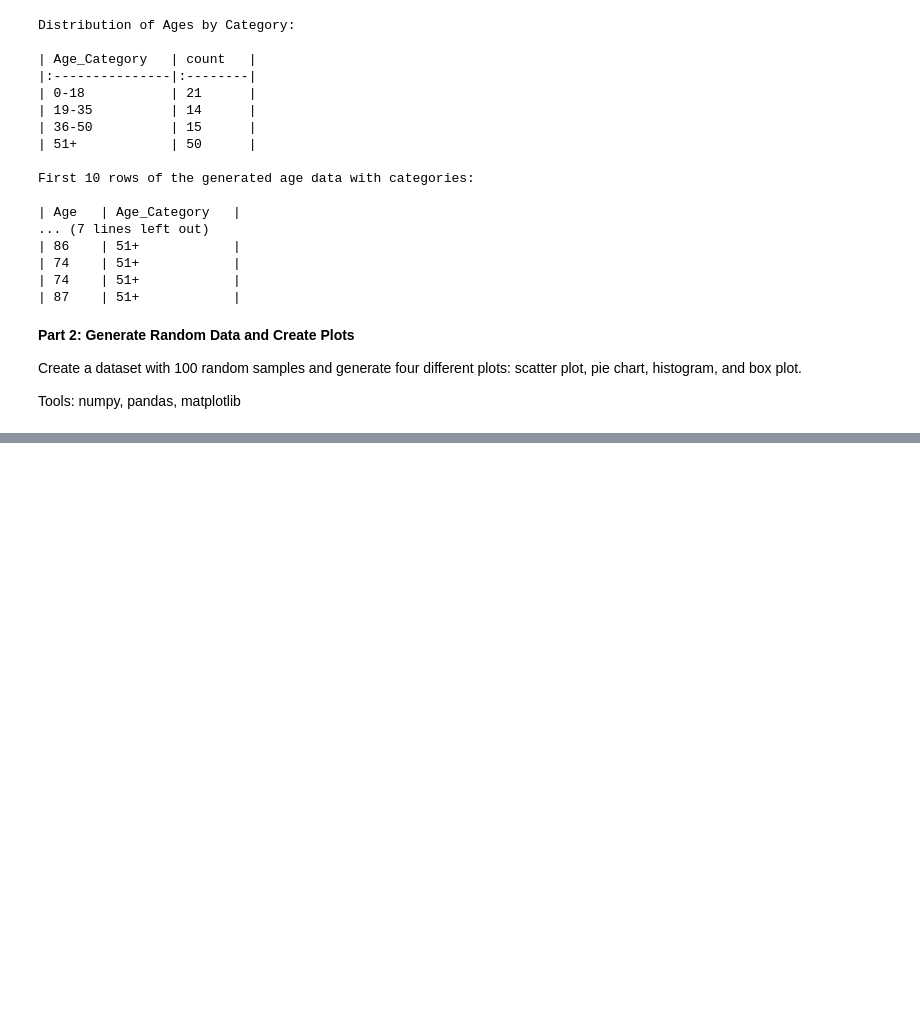
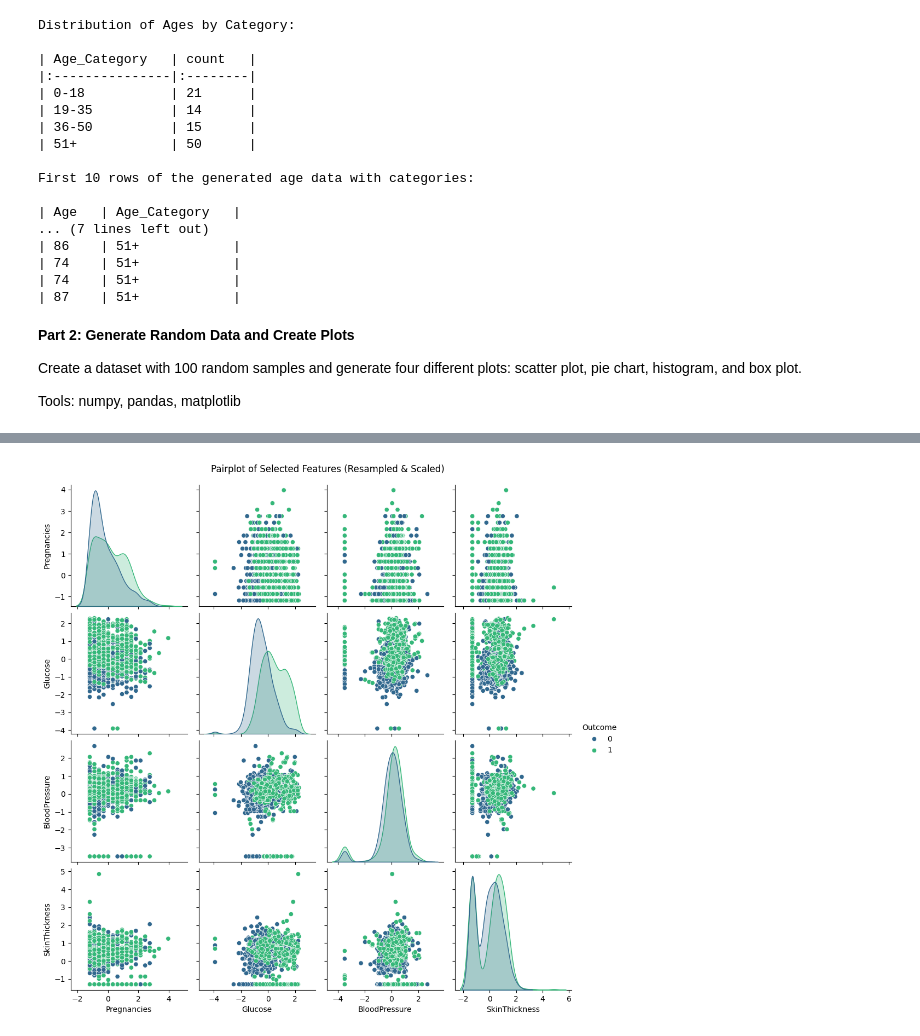
Before and after one commit to iotpelican/ml-llm-course-work, a Jupyter notebook: ml_w02_class_excercise_.ipynb, the cells around one changed output, grey strips where cells are left out. Drawn from its saved outputs; the diff is of its cells as text; code cells hidden in the pictures; blank space fills up the shorter version.

```diff
--- a/ml_w02_class_excercise_.ipynb
+++ b/ml_w02_class_excercise_.ipynb
@@ -131,0 +211,16 @@ Generated scatter_plot.png, pie_chart.png, histogram_plot.png, and box_plot.png.
+# %%
+from imblearn.over_sampling import SMOTE
+from collections import Counter
+import pandas as pd # Import pandas if it's not already imported in this cell
+
+# Assuming df is your DataFrame loaded in a previous cell
+# Define features (X) and target variable (y)
+X = df.drop('Outcome', axis=1)
+y = df['Outcome']
+
+# Assuming X contains your features and y contains your target variable
+smote = SMOTE(random_state=42)
+X_resampled, y_resampled = smote.fit_resample(X, y)
+
+print(f"Original dataset shape: {Counter(y)}")
+print(f"Resampled dataset shape: {Counter(y_resampled)}")
@@ -131,0 +230,69 @@ Generated scatter_plot.png, pie_chart.png, histogram_plot.png, and box_plot.png.
+# %%
+# prompt: Perform basic transformations and generate plots (pairplot, correlation
+# matrix, histogram)
+
+print("\n--- Part c: Basic Transformations and Generating Plots ---")
+
+# Standardize numerical features (common transformation before plotting or modeling)
+scaler = StandardScaler()
+X_resampled_scaled = scaler.fit_transform(X_resampled)
+
+# Convert scaled features back to DataFrame for plotting
+X_resampled_scaled_df = pd.DataFrame(X_resampled_scaled, columns=X.columns)
+
+# Add the resampled target variable back for plotting
+df_resampled_scaled = X_resampled_scaled_df.copy()
+df_resampled_scaled['Outcome'] = y_resampled
+
+# 1. Generate Pairplot
+# Due to the number of features, generating a pairplot for the entire dataset can be slow and visually cluttered.
+# Let's select a subset of features for the pairplot.
+# Selecting first 4 features + the Outcome
+features_for_pairplot = df_resampled_scaled.columns[:4].tolist() + ['Outcome']
+
+print(f"\nGenerating Pairplot for features: {features_for_pairplot}...")
+sns.pairplot(df_resampled_scaled[features_for_pairplot], hue='Outcome', palette='viridis')
+plt.suptitle('Pairplot of Selected Features (Resampled & Scaled)', y=1.02) # Add a title
+plt.savefig('pairplot_selected_features.png')
+# plt.close()
+print("Pairplot saved as pairplot_selected_features.png")
+
+# 2. Generate Correlation Matrix Plot (Heatmap)
+print("\nGenerating Correlation Matrix Plot...")
+plt.figure(figsize=(10, 8))
+# Calculate the correlation matrix on the scaled and resampled data
+correlation_matrix = df_resampled_scaled.corr()
+sns.heatmap(correlation_matrix, annot=True, cmap='coolwarm', fmt=".2f")
+plt.title('Correlation Matrix (Resampled & Scaled Data)')
+plt.savefig('correlation_matrix.png')
+# plt.close()
+print("Correlation Matrix Plot saved as correlation_matrix.png")
+
+# 3. Generate Histograms for each numerical feature
+print("\nGenerating Histograms for Numerical Features...")
+num_cols = df_resampled_scaled.select_dtypes(include=np.number).columns.tolist()
+
+# Define number of columns per row for subplots
+n_cols = 3
+n_rows = (len(num_cols) + n_cols - 1) // n_cols # Calculate number of rows needed
+
+fig, axes = plt.subplots(n_rows, n_cols, figsize=(n_cols * 5, n_rows * 4))
+axes = axes.flatten() # Flatten the array of axes for easy iteration
+
+for i, col in enumerate(num_cols):
+    sns.histplot(df_resampled_scaled[col], bins=20, kde=True, ax=axes[i], color='skyblue')
+    axes[i].set_title(f'Histogram of {col}')
+    axes[i].set_xlabel(col)
+    axes[i].set_ylabel('Frequency')
+
+# Hide any unused subplots
+for j in range(i + 1, len(axes)):
+    fig.delaxes(axes[j])
+
+plt.tight_layout()
+plt.savefig('histograms_numerical_features.png')
+# plt.close()
+print("Histograms saved as histograms_numerical_features.png")
+
+print("-" * 60)
+# %% [output]
@@ -131,0 +310 @@ Generated scatter_plot.png, pie_chart.png, histogram_plot.png, and box_plot.png.
+[figure, added]
```
Also changed, not shown: parts of 5 cells of this notebook.
